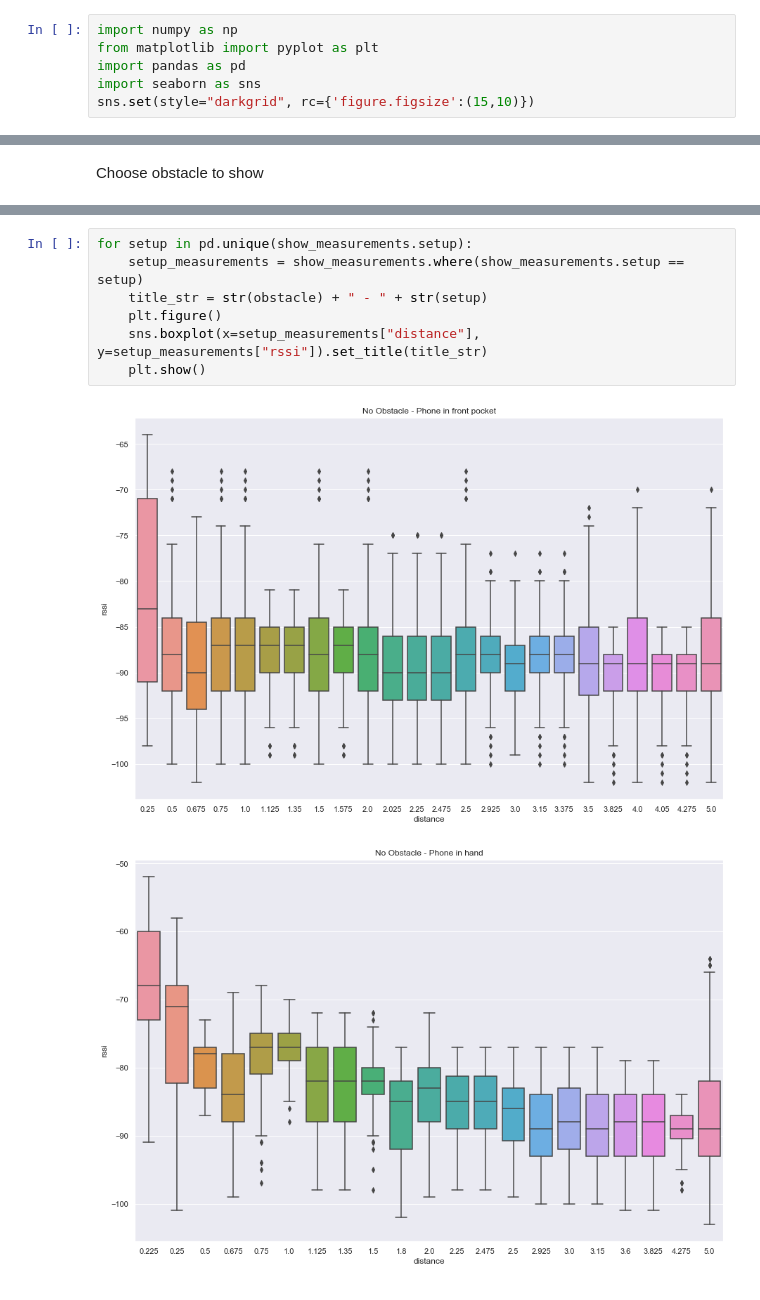
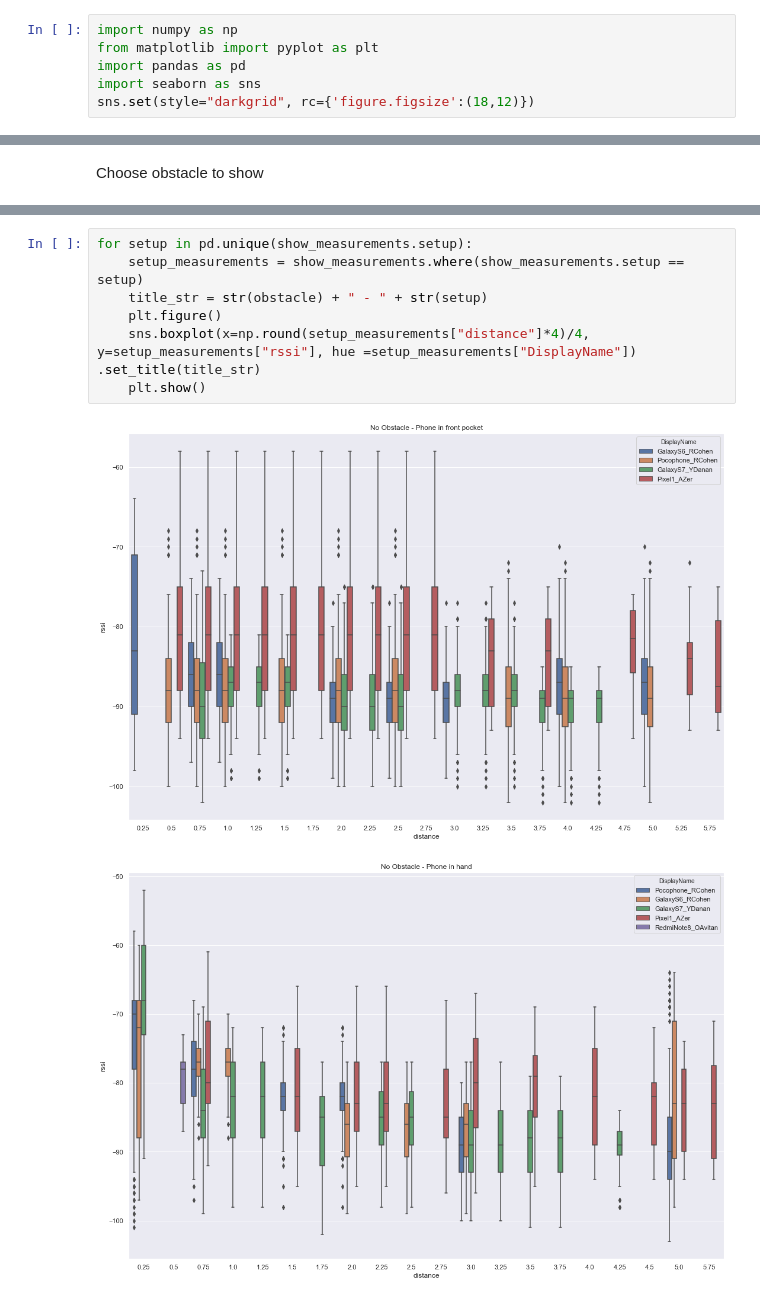
Before and after one commit to CylocTeam/BluetoothGeoClustering, a Jupyter notebook: BluetoothGeoClustering_python/DataAnalysis.ipynb, the cells around one changed output, grey strips where cells are left out. Drawn from its saved outputs; the diff is of its cells as text.

Commit message:
add almogs data to measurements

```diff
--- a/BluetoothGeoClustering_python/DataAnalysis.ipynb
+++ b/BluetoothGeoClustering_python/DataAnalysis.ipynb
@@ -3,7 +3,7 @@ import numpy as np
 from matplotlib import pyplot as plt
 import pandas as pd
 import seaborn as sns
-sns.set(style="darkgrid", rc={'figure.figsize':(15,10)})
+sns.set(style="darkgrid", rc={'figure.figsize':(18,12)})
 # %% [markdown]
 Load Experiment data.
 # %%
@@ -31,10 +34,10 @@ array(['Phone in front pocket', 'Phone in hand'], dtype=object)
 # %%
 for setup in pd.unique(show_measurements.setup):
     setup_measurements = show_measurements.where(show_measurements.setup == setup)
     title_str = str(obstacle) + " - " + str(setup)
     plt.figure()
-    sns.boxplot(x=setup_measurements["distance"], y=setup_measurements["rssi"]).set_title(title_str)
+    sns.boxplot(x=np.round(setup_measurements["distance"]*4)/4, y=setup_measurements["rssi"], hue =setup_measurements["DisplayName"]) .set_title(title_str)
     plt.show()
 # %% [output]
-[figure, old version]
+[figure, new version]
-[figure, old version]
+[figure, new version]
```
Also changed, not shown: parts of 6 cells of this notebook, 2 other files.
